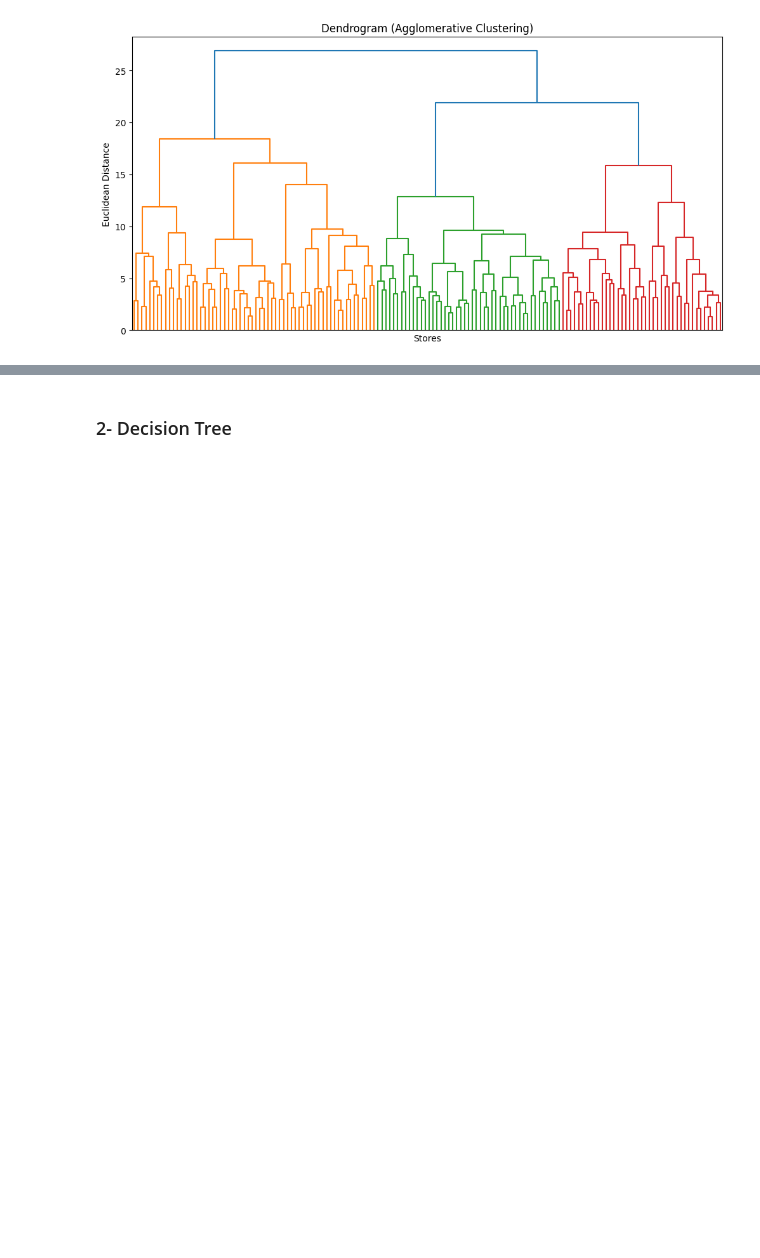
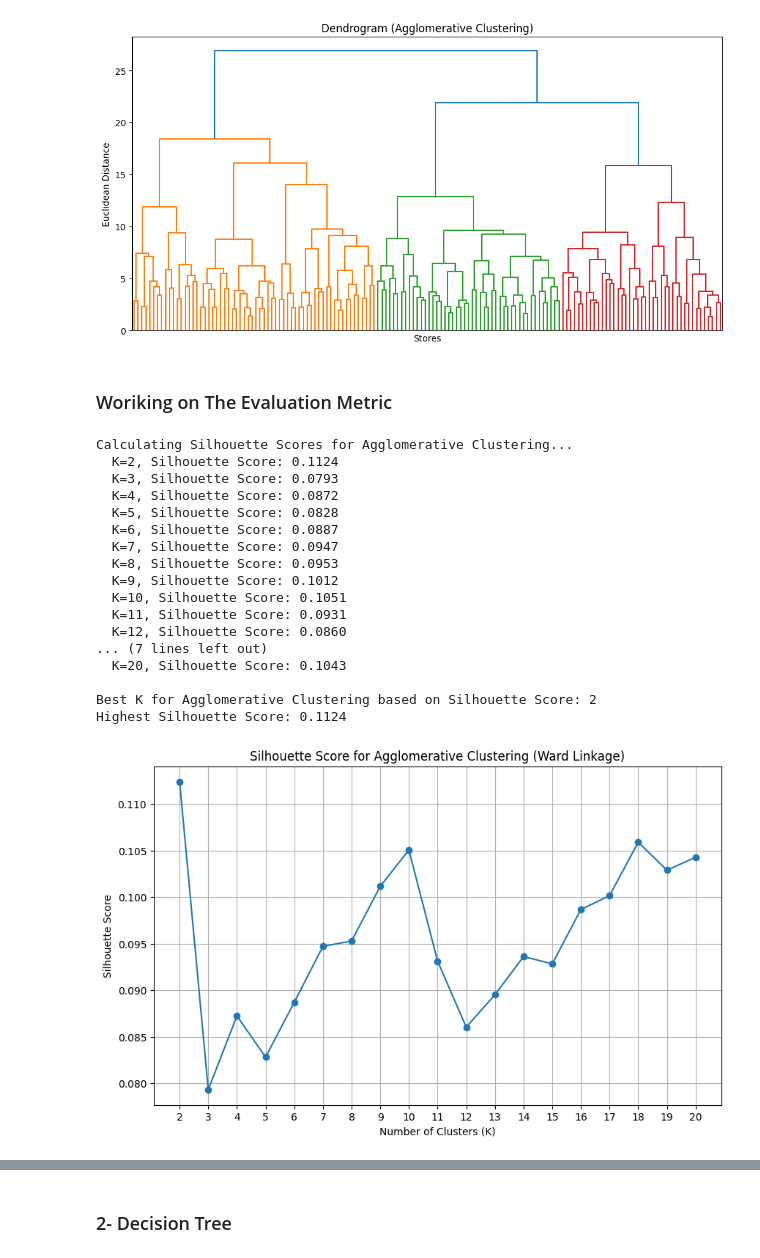
Before and after one commit to MidoHossam14/DataMining-FinalProject, a Jupyter notebook: FoodMart-Analysis.ipynb, the cells around one changed output, grey strips where cells are left out. Drawn from its saved outputs; the diff is of its cells as text; code cells hidden in the pictures; blank space fills up the shorter version.

Commit message:
Final Edits- Metric Evaluaton is added

```diff
--- a/FoodMart-Analysis.ipynb
+++ b/FoodMart-Analysis.ipynb
@@ -150,6 +152,66 @@ plt.show()
 # %% [output]
 <Figure size 1200x600 with 0 Axes>
 [figure]
+# %% [markdown]
+### Woriking on The Evaluation Metric
+# %%
+best_k_agg = -1
+best_score_agg = -1
+k_values_agg = range(2, 21) # Same range as before, or adjust as needed
+silhouette_scores_agg = []
+
+print("Calculating Silhouette Scores for Agglomerative Clustering...")
+for k in k_values_agg:
+    # Initialize and fit Agglomerative Clustering
+    # Choose a linkage method, 'ward' is often a good default
+    agg_clustering = AgglomerativeClustering(n_clusters=k, linkage='ward')
+    labels = agg_clustering.fit_predict(X_scaled)
+
+    # Calculate silhouette score (add the same safety check)
+    if len(np.unique(labels)) > 1 and len(np.unique(labels)) < len(X_scaled):
+        score = silhouette_score(X_scaled, labels)
+        silhouette_scores_agg.append(score)
+        print(f"  K={k}, Silhouette Score: {score:.4f}")
+
+        # Check if this score is the best one so far
+        if score > best_score_agg:
+            best_score_agg = score
+            best_k_agg = k
+    else:
+        silhouette_scores_agg.append(np.nan)
+        print(f"  K={k}, Silhouette Score: Not calculable")
+
+print(f"\nBest K for Agglomerative Clustering based on Silhouette Score: {best_k_agg}")
+print(f"Highest Silhouette Score: {best_score_agg:.4f}")
+
+# Optional: Plot Silhouette scores vs K
+plt.figure(figsize=(10, 6))
+plt.plot(k_values_agg, silhouette_scores_agg, marker='o')
+plt.xlabel('Number of Clusters (K)')
+plt.ylabel('Silhouette Score')
+plt.title('Silhouette Score for Agglomerative Clustering (Ward Linkage)')
+plt.xticks(k_values_agg)
+plt.grid(True)
+plt.show()
+# %% [output]
+Calculating Silhouette Scores for Agglomerative Clustering...
+  K=2, Silhouette Score: 0.1124
+  K=3, Silhouette Score: 0.0793
+  K=4, Silhouette Score: 0.0872
+  K=5, Silhouette Score: 0.0828
+  K=6, Silhouette Score: 0.0887
+  K=7, Silhouette Score: 0.0947
+  K=8, Silhouette Score: 0.0953
+  K=9, Silhouette Score: 0.1012
+  K=10, Silhouette Score: 0.1051
+  K=11, Silhouette Score: 0.0931
+  K=12, Silhouette Score: 0.0860
+... (7 lines left out)
+  K=20, Silhouette Score: 0.1043
+
+Best K for Agglomerative Clustering based on Silhouette Score: 2
+Highest Silhouette Score: 0.1124
+[figure, added]
 # %% [markdown]
 ### **Agglomerative Clustering Results**
 
```
Also changed, not shown: parts of 6 cells of this notebook, 1 other file.
